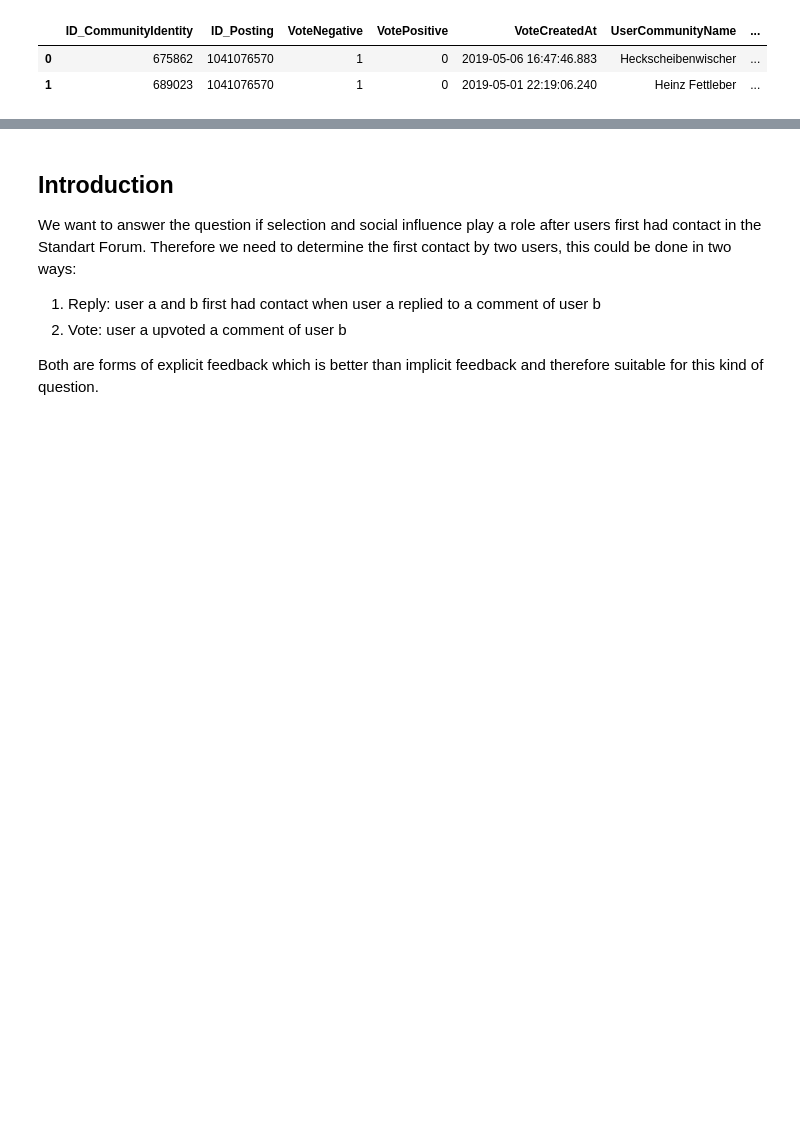
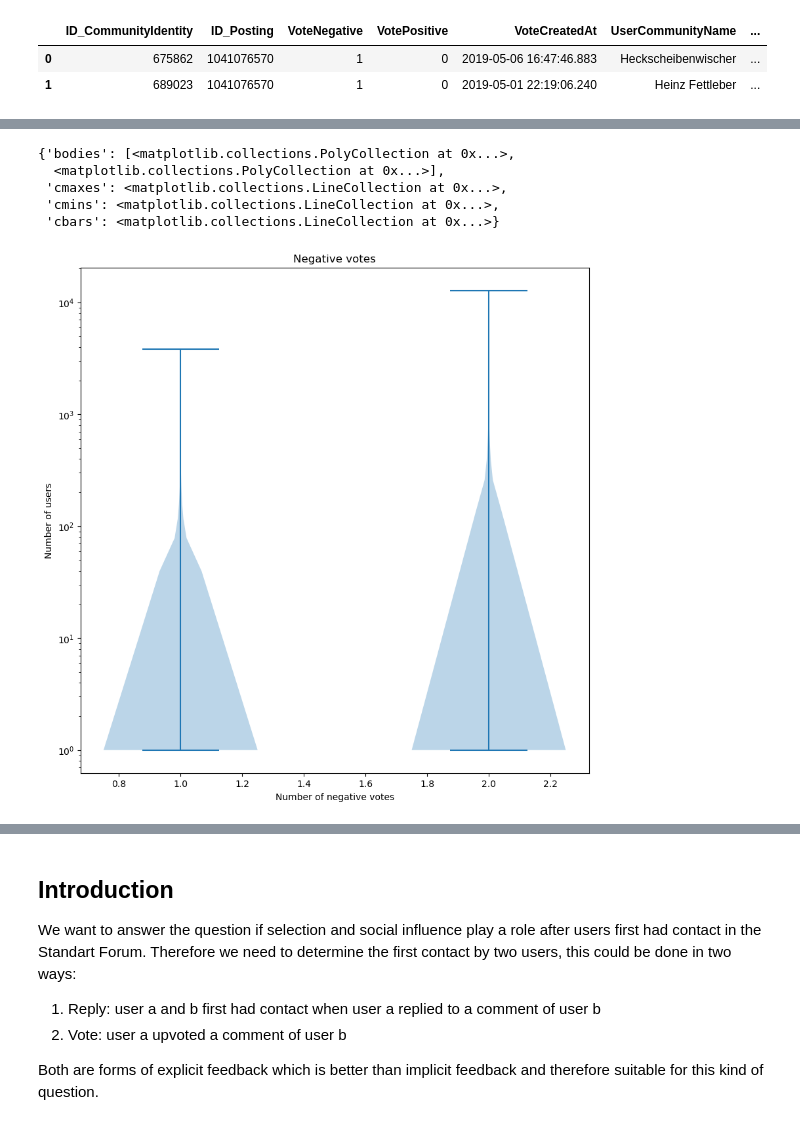
Before and after one commit to anaterovic/SNA, a Jupyter notebook: notebook_vali.ipynb, the cells around one changed output, grey strips where cells are left out. Saved outputs shown, nothing was run; the diff lists cells and outputs as text; code cells hidden in the pictures; blank space fills up the shorter version.

```diff
--- a/notebook_vali.ipynb
+++ b/notebook_vali.ipynb
@@ -35,0 +54,17 @@ postings.head(2)
+# %%
+upvotes_count = votes.query('VoteNegative == 1')[['ID_CommunityIdentity', 'UserCommunityName']].groupby(['ID_CommunityIdentity', 'UserCommunityName']).size()
+downvotes_count = votes.query('VoteNegative == 0')[['ID_CommunityIdentity', 'UserCommunityName']].groupby(['ID_CommunityIdentity', 'UserCommunityName']).size()
+
+fig, ax = plt.subplots(figsize=(10, 10))
+ax.set_title('Negative votes')
+ax.set_xlabel('Number of negative votes')
+ax.set_ylabel('Number of users')
+ax.set_yscale('log')
+ax.violinplot([upvotes_count, downvotes_count])
+# %% [output]
+{'bodies': [<matplotlib.collections.PolyCollection at 0x...>,
+  <matplotlib.collections.PolyCollection at 0x...>],
+ 'cmaxes': <matplotlib.collections.LineCollection at 0x...>,
+ 'cmins': <matplotlib.collections.LineCollection at 0x...>,
+ 'cbars': <matplotlib.collections.LineCollection at 0x...>}
+[figure, added]
```
Also changed, not shown: parts of 22 cells of this notebook, 4 other files.
